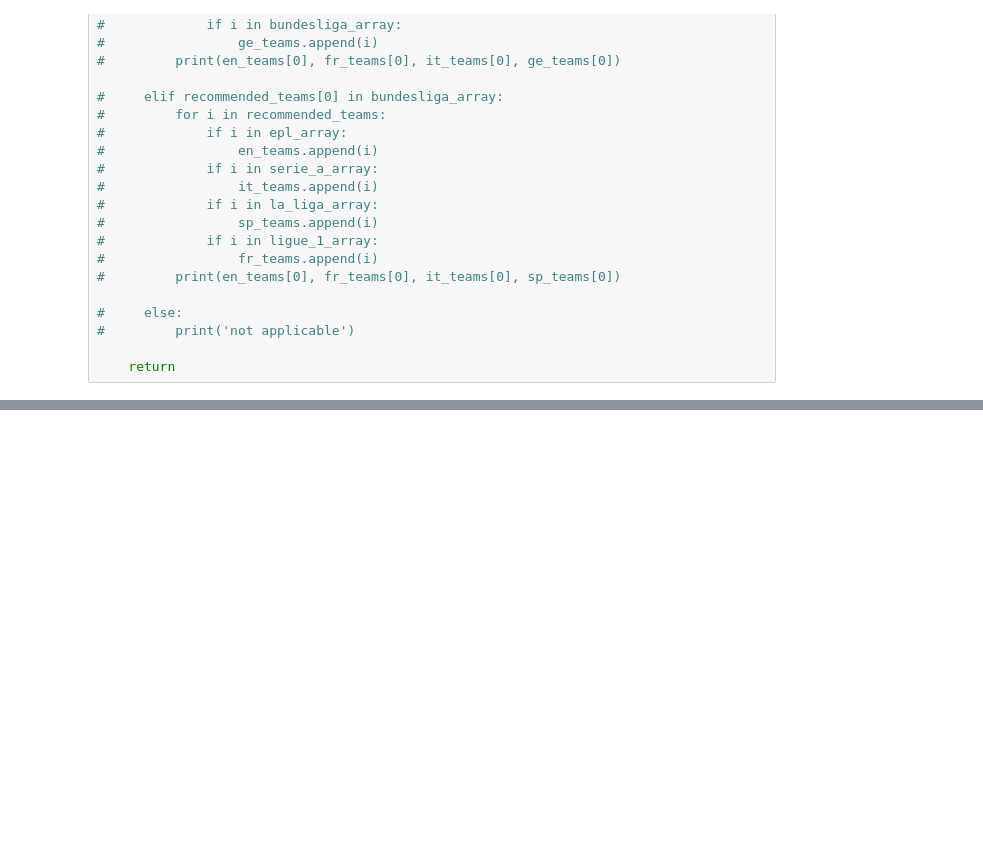
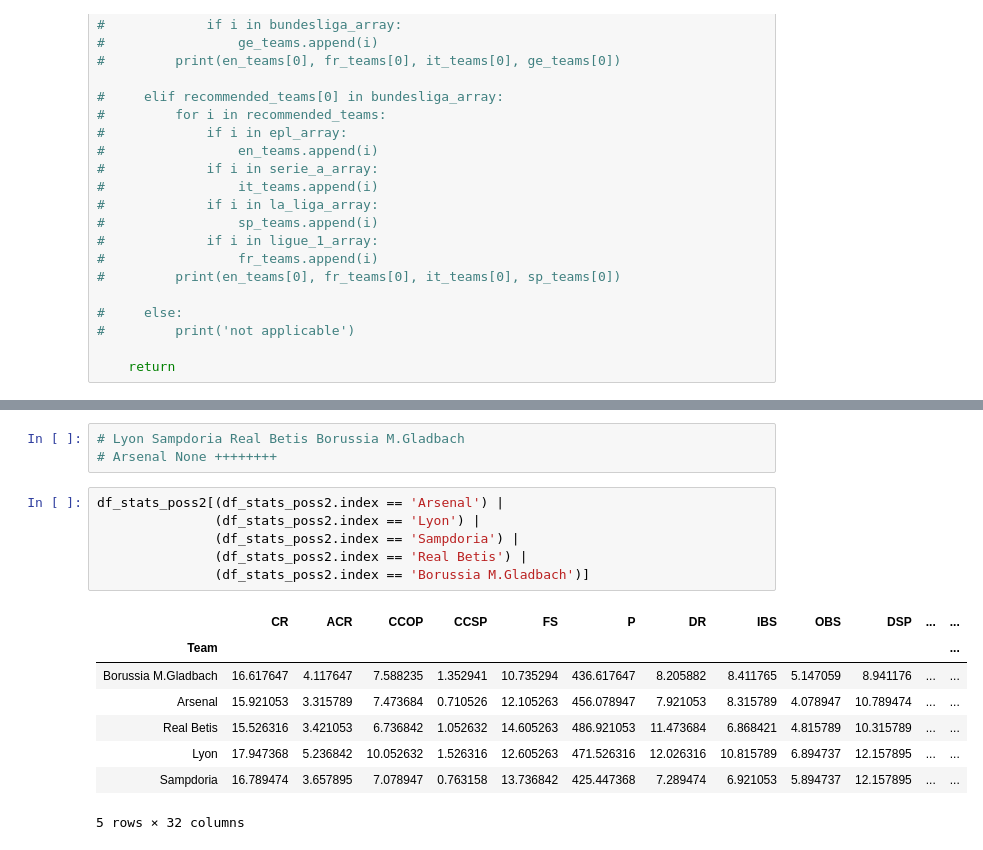
Before and after one commit to triolinho/final_project_repo, a Jupyter notebook: final_3.ipynb, the cells around one changed output, grey strips where cells are left out. Drawn from its saved outputs; the diff is of its cells as text; blank space fills up the shorter version.

```diff
--- a/final_3.ipynb
+++ b/final_3.ipynb
@@ -511,0 +499,18 @@ Name: Cardiff, dtype: int64
+# %%
+# Lyon Sampdoria Real Betis Borussia M.Gladbach
+# Arsenal None ++++++++
+# %%
+df_stats_poss2[(df_stats_poss2.index == 'Arsenal') |
+               (df_stats_poss2.index == 'Lyon') |
+               (df_stats_poss2.index == 'Sampdoria') |
+               (df_stats_poss2.index == 'Real Betis') |
+               (df_stats_poss2.index == 'Borussia M.Gladbach')]
+# %% [output]
+|  | CR | ACR | CCOP | CCSP | FS | P | DR | IBS | OBS | DSP | ... | ... |
+| Team |  |  |  |  |  |  |  |  |  |  |  | ... |
+| Borussia M.Gladbach | 16.617647 | 4.117647 | 7.588235 | 1.352941 | 10.735294 | 436.617647 | 8.205882 | 8.411765 | 5.147059 | 8.941176 | ... | ... |
+| Arsenal | 15.921053 | 3.315789 | 7.473684 | 0.710526 | 12.105263 | 456.078947 | 7.921053 | 8.315789 | 4.078947 | 10.789474 | ... | ... |
+| Real Betis | 15.526316 | 3.421053 | 6.736842 | 1.052632 | 14.605263 | 486.921053 | 11.473684 | 6.868421 | 4.815789 | 10.315789 | ... | ... |
+| Lyon | 17.947368 | 5.236842 | 10.052632 | 1.526316 | 12.605263 | 471.526316 | 12.026316 | 10.815789 | 6.894737 | 12.157895 | ... | ... |
+| Sampdoria | 16.789474 | 3.657895 | 7.078947 | 0.763158 | 13.736842 | 425.447368 | 7.289474 | 6.921053 | 5.894737 | 12.157895 | ... | ... |
+5 rows × 32 columns
```
Also changed, not shown: parts of 9 cells of this notebook, 6 other files.
